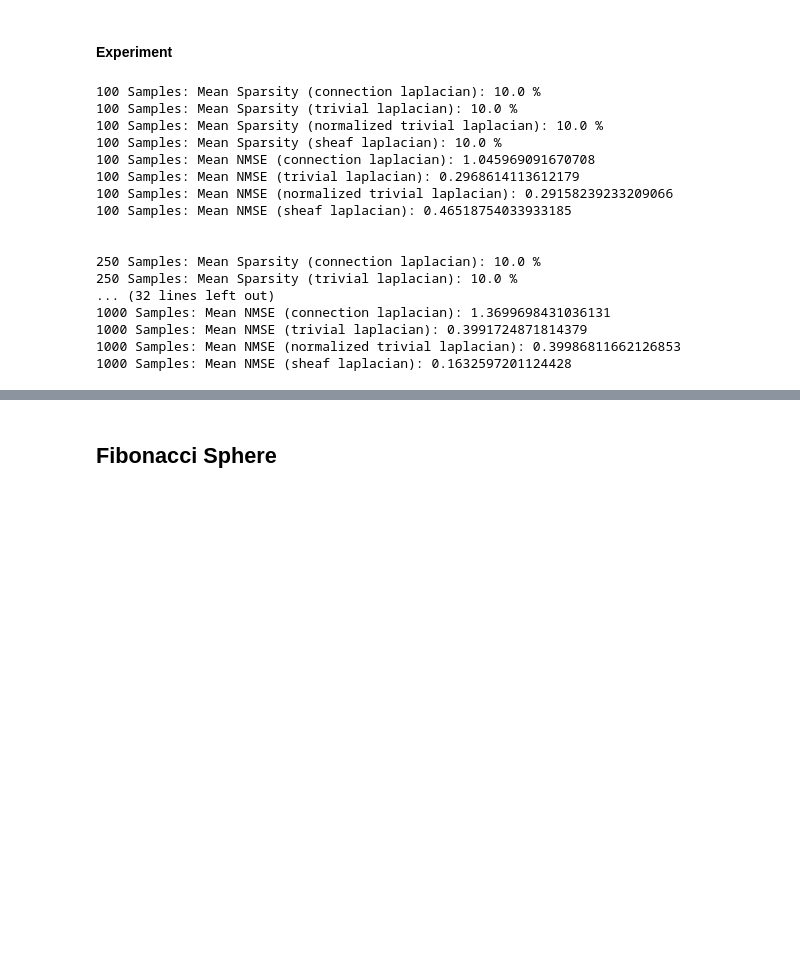
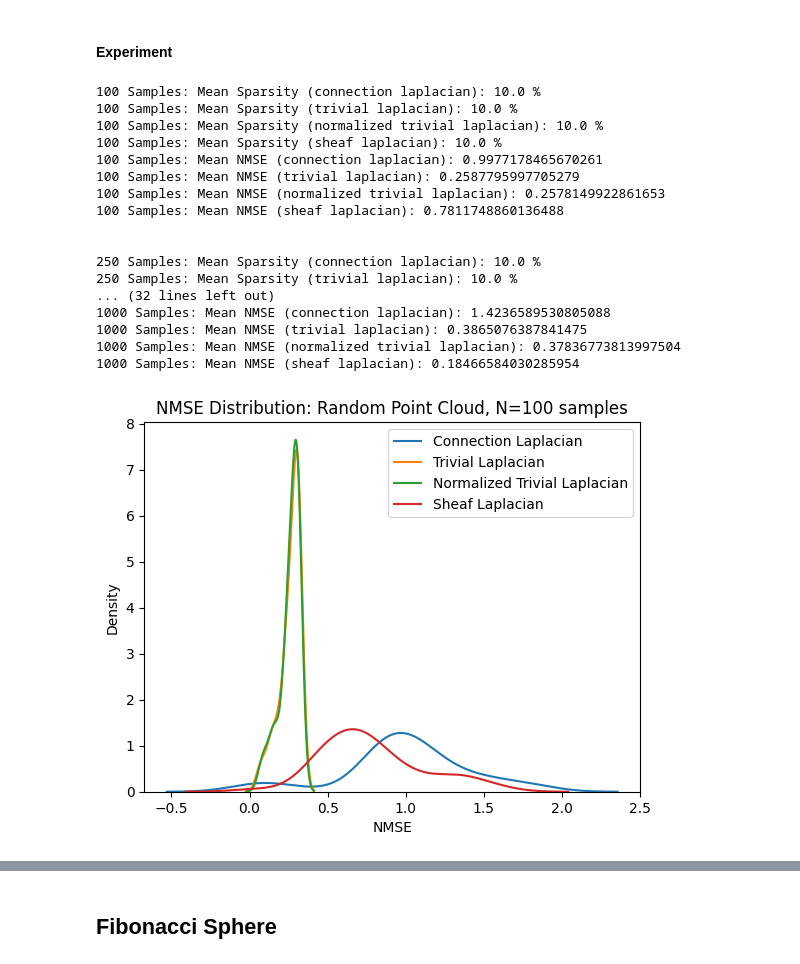
Before and after one commit to gmaurer08/sheaf-signal-processing, a Jupyter notebook: main.ipynb, the cells around one changed output, grey strips where cells are left out. Drawn from its saved outputs; the diff is of its cells as text; code cells hidden in the pictures; blank space fills up the shorter version.

Commit message:
experiments and plots

```diff
--- a/main.ipynb
+++ b/main.ipynb
@@ -174,30 +174,45 @@ np.save('cube_sparsity_results.npy', sparsity_results)
 np.save('cube_nmse_results.npy', nmse_results)
 # %%
 for N in N_:
-    print(f"{N} Samples: Mean Sparsity (connection laplacian): {np.mean(sparsity_results[N]['Connection'][0])} %")
-    print(f"{N} Samples: Mean Sparsity (trivial laplacian): {np.mean(sparsity_results[N]['Trivial'][0])} %")
-    print(f"{N} Samples: Mean Sparsity (normalized trivial laplacian): {np.mean(sparsity_results[N]['Trivial Normalized'][0])} %")
-    print(f"{N} Samples: Mean Sparsity (sheaf laplacian): {np.mean(sparsity_results[N]['Sheaf'][0])} %")
-    print(f"{N} Samples: Mean NMSE (connection laplacian): {np.mean(nmse_results[N]['Connection'][0])}")
-    print(f"{N} Samples: Mean NMSE (trivial laplacian): {np.mean(nmse_results[N]['Trivial'][0])}")
-    print(f"{N} Samples: Mean NMSE (normalized trivial laplacian): {np.mean(nmse_results[N]['Trivial Normalized'][0])}")
-    print(f"{N} Samples: Mean NMSE (sheaf laplacian): {np.mean(nmse_results[N]['Sheaf'][0])}")
+    print(f"{N} Samples: Mean Sparsity (connection laplacian): {np.mean(sparsity_results[N]['Connection'])} %")
+    print(f"{N} Samples: Mean Sparsity (trivial laplacian): {np.mean(sparsity_results[N]['Trivial'])} %")
+    print(f"{N} Samples: Mean Sparsity (normalized trivial laplacian): {np.mean(sparsity_results[N]['Trivial Normalized'])} %")
+    print(f"{N} Samples: Mean Sparsity (sheaf laplacian): {np.mean(sparsity_results[N]['Sheaf'])} %")
+    print(f"{N} Samples: Mean NMSE (connection laplacian): {np.mean(nmse_results[N]['Connection'])}")
+    print(f"{N} Samples: Mean NMSE (trivial laplacian): {np.mean(nmse_results[N]['Trivial'])}")
+    print(f"{N} Samples: Mean NMSE (normalized trivial laplacian): {np.mean(nmse_results[N]['Trivial Normalized'])}")
+    print(f"{N} Samples: Mean NMSE (sheaf laplacian): {np.mean(nmse_results[N]['Sheaf'])}")
     print("\n")
 # %% [output]
 100 Samples: Mean Sparsity (connection laplacian): 10.0 %
 100 Samples: Mean Sparsity (trivial laplacian): 10.0 %
 100 Samples: Mean Sparsity (normalized trivial laplacian): 10.0 %
 100 Samples: Mean Sparsity (sheaf laplacian): 10.0 %
-100 Samples: Mean NMSE (connection laplacian): 1.045969091670708
-100 Samples: Mean NMSE (trivial laplacian): 0.2968614113612179
-100 Samples: Mean NMSE (normalized trivial laplacian): 0.29158239233209066
-100 Samples: Mean NMSE (sheaf laplacian): 0.46518754033933185
+100 Samples: Mean NMSE (connection laplacian): 0.9977178465670261
+100 Samples: Mean NMSE (trivial laplacian): 0.2587795997705279
+100 Samples: Mean NMSE (normalized trivial laplacian): 0.2578149922861653
+100 Samples: Mean NMSE (sheaf laplacian): 0.7811748860136488
 
 
 250 Samples: Mean Sparsity (connection laplacian): 10.0 %
 250 Samples: Mean Sparsity (trivial laplacian): 10.0 %
 ... (32 lines left out)
-1000 Samples: Mean NMSE (connection laplacian): 1.3699698431036131
-1000 Samples: Mean NMSE (trivial laplacian): 0.3991724871814379
-1000 Samples: Mean NMSE (normalized trivial laplacian): 0.39986811662126853
-1000 Samples: Mean NMSE (sheaf laplacian): 0.1632597201124428
+1000 Samples: Mean NMSE (connection laplacian): 1.4236589530805088
+1000 Samples: Mean NMSE (trivial laplacian): 0.3865076387841475
+1000 Samples: Mean NMSE (normalized trivial laplacian): 0.37836773813997504
+1000 Samples: Mean NMSE (sheaf laplacian): 0.18466584030285954
+# %%
+def plot_nmse_distribution(nmse,title='NMSE Distribution'):
+    sns.kdeplot(nmse['Connection'], label='Connection Laplacian')
+    sns.kdeplot(nmse['Trivial'], label='Trivial Laplacian')
+    sns.kdeplot(nmse['Trivial Normalized'], label='Normalized Trivial Laplacian')
+    sns.kdeplot(nmse['Sheaf'], label='Sheaf Laplacian')
+    plt.xlabel('NMSE')
+    plt.ylabel('Density')
+    plt.title(title)
+    plt.legend()
+    plt.show()
+# %%
+plot_nmse_distribution(nmse_results[100],'NMSE Distribution: Random Point Cloud, N=100 samples')
+# %% [output]
+[figure, added]
```
Also changed, not shown: parts of 12 cells of this notebook, 12 other files.
